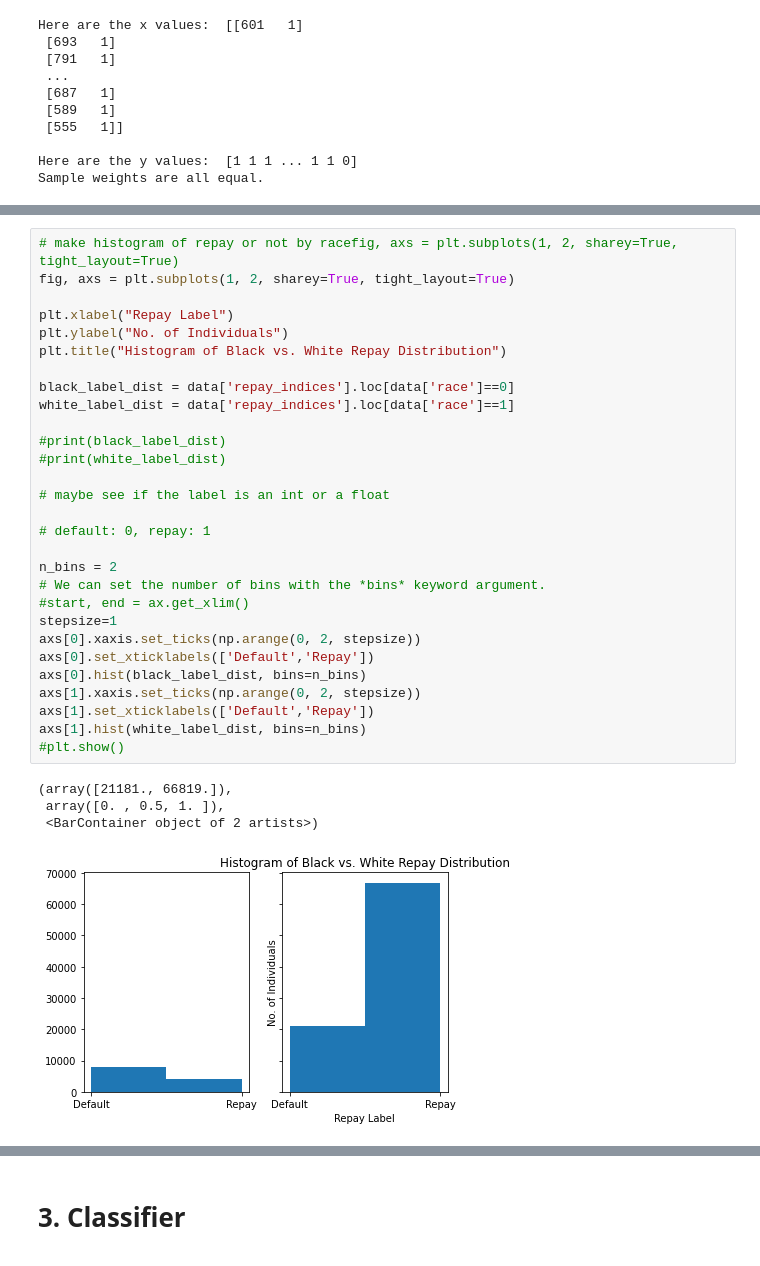
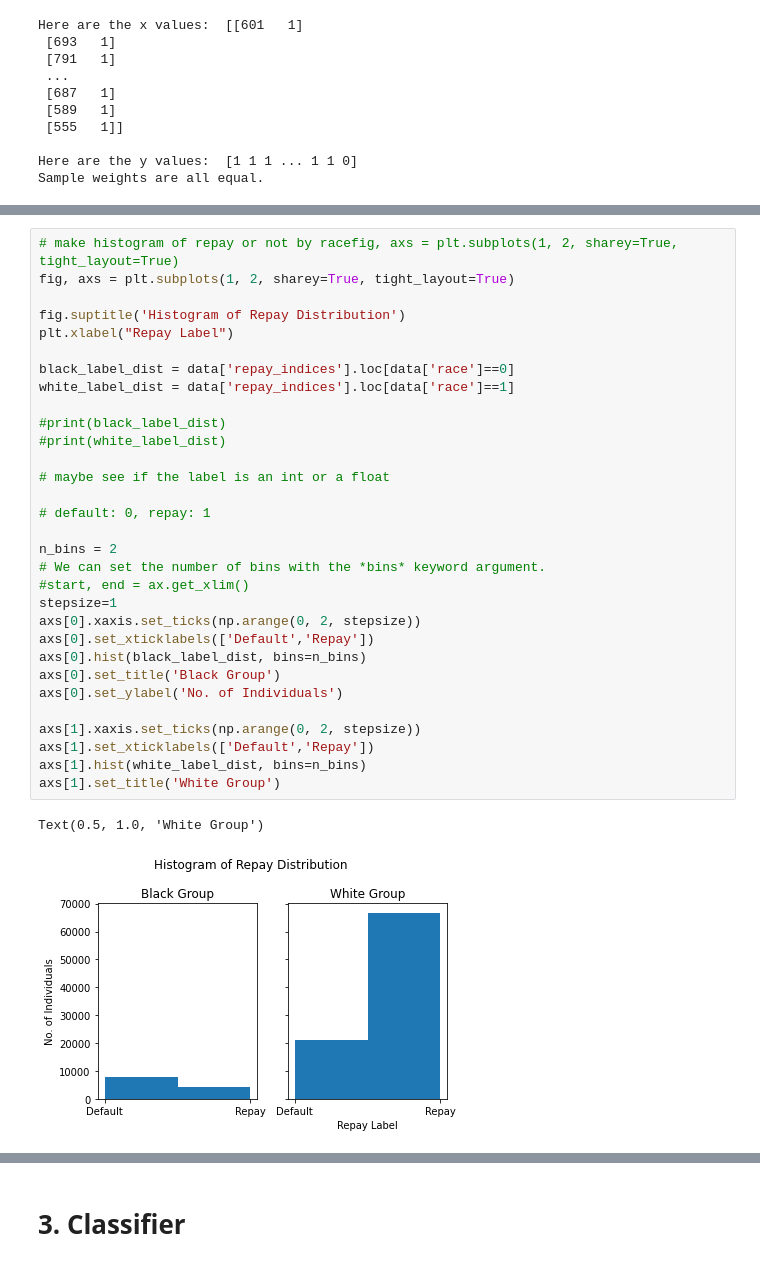
Before and after one commit to lydiatliu/delayedimpact, a Jupyter notebook: notebooks/simData_classification.ipynb, the cells around one changed output, grey strips where cells are left out. Saved outputs shown, nothing was run; the diff lists cells and outputs as text.

```diff
--- a/notebooks/simData_classification.ipynb
+++ b/notebooks/simData_classification.ipynb
@@ -132,34 +173,34 @@ axs[1].hist(white_credit_dist, bins=n_bins)
 # %%
 # make histogram of repay or not by racefig, axs = plt.subplots(1, 2, sharey=True, tight_layout=True)
 fig, axs = plt.subplots(1, 2, sharey=True, tight_layout=True)
 
+fig.suptitle('Histogram of Repay Distribution')
 plt.xlabel("Repay Label")
-plt.ylabel("No. of Individuals")
-plt.title("Histogram of Black vs. White Repay Distribution")
 
 black_label_dist = data['repay_indices'].loc[data['race']==0]
 white_label_dist = data['repay_indices'].loc[data['race']==1]
 
 #print(black_label_dist)
 #print(white_label_dist)
 
 # maybe see if the label is an int or a float
 
 # default: 0, repay: 1
 
 n_bins = 2
 # We can set the number of bins with the *bins* keyword argument.
 #start, end = ax.get_xlim()
 stepsize=1
 axs[0].xaxis.set_ticks(np.arange(0, 2, stepsize))
 axs[0].set_xticklabels(['Default','Repay'])
 axs[0].hist(black_label_dist, bins=n_bins)
+axs[0].set_title('Black Group')
+axs[0].set_ylabel('No. of Individuals')
+
 axs[1].xaxis.set_ticks(np.arange(0, 2, stepsize))
 axs[1].set_xticklabels(['Default','Repay'])
 axs[1].hist(white_label_dist, bins=n_bins)
-#plt.show()
+axs[1].set_title('White Group')
 # %% [output]
-(array([21181., 66819.]),
- array([0. , 0.5, 1. ]),
- <BarContainer object of 2 artists>)
+Text(0.5, 1.0, 'White Group')
-[figure, old version]
+[figure, new version]
```
Also changed, not shown: parts of 4 cells of this notebook.
